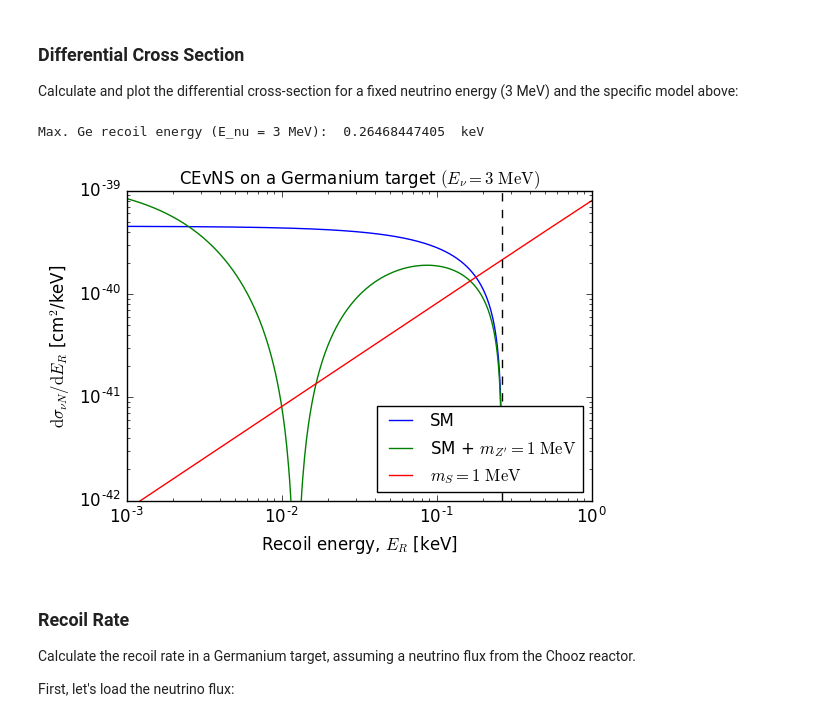
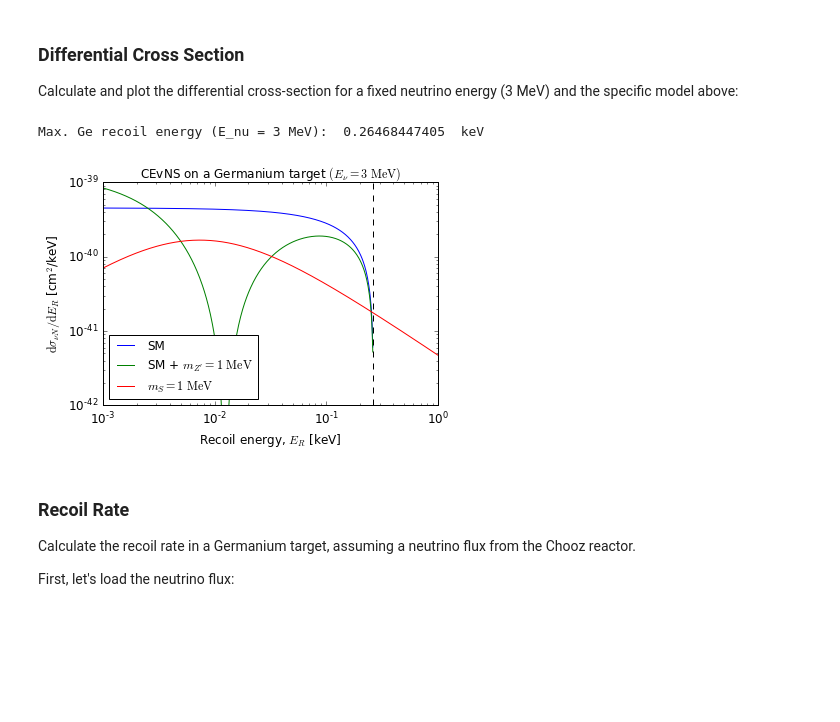
Before and after one commit to bradkav/CEvNS, a Jupyter notebook: CEvNS-examples.ipynb, the cells around one changed output. Saved outputs shown, nothing was run; the diff lists cells and outputs as text; code cells hidden in the pictures; blank space fills up the shorter version.

```diff
--- a/CEvNS-examples.ipynb
+++ b/CEvNS-examples.ipynb
@@ -41,39 +41,39 @@ m_V = 1.0 #Mediator mass, 1 MeV
 gsq_V = (2e-6)**2 #(g^V_q)*(g^L_nu)
 
 #Specify New Physics parameters - S
-m_S = 1000.0 #Mediator mass, 1 MeV
-Q_S = (1.5e-6)**2*1000*1000*100
+m_S = 1e0 #Mediator mass, 1 MeV
+gsq_S = (1.5e-6)**2 #(g^S_q)*(g^S_nu)
 
 #Calculate differential xsec including New Physics
 dsigdE_vector = CEvNS.xsec_CEvNS(E_R, E_nu, A_Ge, Z_Ge, \
                              gsq_V, m_V)
 
 dsigdE_scalar = CEvNS.xsec_scalar(E_R, E_nu, A_Ge, Z_Ge, \
-                             Q_S, m_S)
+                             gsq_S, m_S)
 
 #Maximum recoil energy
 Emax = CEvNS.ERmax(E_nu, A_Ge)
 print "Max. Ge recoil energy (E_nu = 3 MeV): ", Emax, " keV"
 
 #Do some plotting
 pl.figure()
 pl.loglog(E_R, dsigdE, label="SM")
 pl.loglog(E_R, dsigdE_vector, label=r"SM + $m_{Z'} = 1\,\, \mathrm{MeV}$")
 pl.loglog(E_R, dsigdE_scalar, label=r"$m_{S} = 1\,\, \mathrm{MeV}$")
 
 pl.axvline(Emax, color='k', linestyle='--')
 
 pl.ylim(1e-42, 1e-39)
 
 pl.legend(fontsize=12.0, loc="best")
 
 pl.title(r"CEvNS on a Germanium target $(E_\nu = 3 \,\,\mathrm{MeV})$", fontsize=12)
 pl.xlabel(r"Recoil energy, $E_R$ [keV]")
 pl.ylabel(r"$\mathrm{d}\sigma_{\nu N}/\mathrm{d}E_R$ [cm$^2$/keV]")
 pl.show()
 # %% [output]
 Max. Ge recoil energy (E_nu = 3 MeV):  0.26468447405  keV
-[figure, old version]
+[figure, new version]
 # %% [markdown]
 ### Recoil Rate
 
```
Also changed, not shown: parts of 2 cells of this notebook, 2 other files.
